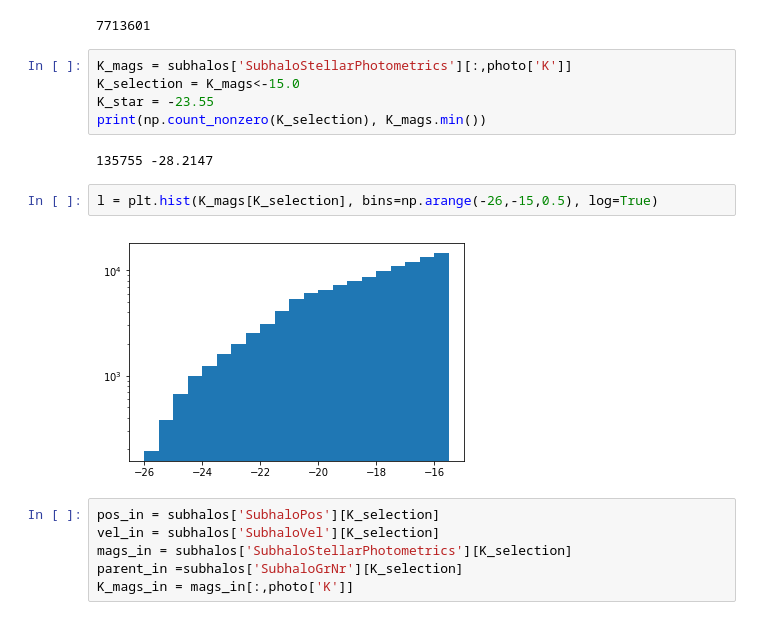
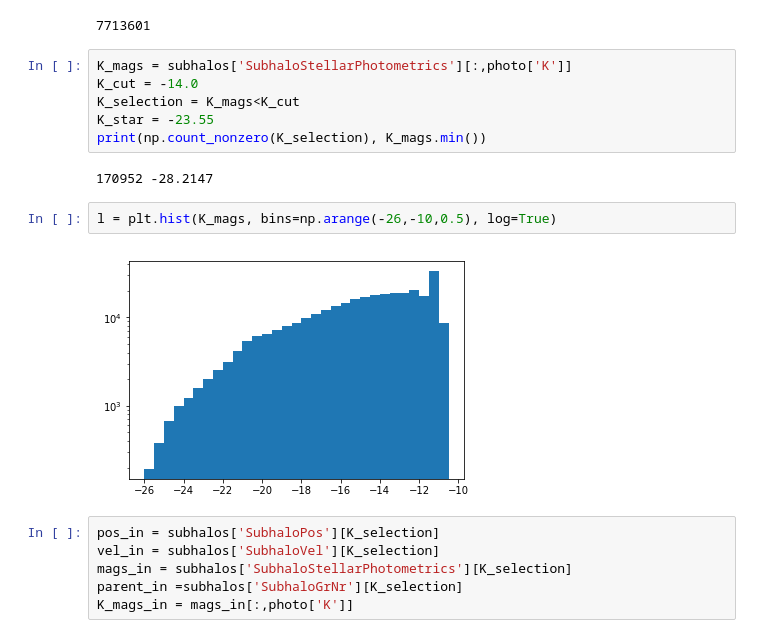
Before and after one commit to forero/IllustrisGroups, a Jupyter notebook: src/SimpleMock.ipynb, the cells around one changed output. Saved outputs shown, nothing was run; the diff lists cells and outputs as text.

```diff
--- a/src/SimpleMock.ipynb
+++ b/src/SimpleMock.ipynb
@@ -23,15 +23,16 @@ print(n_halos)
 7713601
 # %%
 K_mags = subhalos['SubhaloStellarPhotometrics'][:,photo['K']]
-K_selection = K_mags<-15.0
+K_cut = -14.0
+K_selection = K_mags<K_cut
 K_star = -23.55
 print(np.count_nonzero(K_selection), K_mags.min())
 # %% [output]
-135755 -28.2147
+170952 -28.2147
 # %%
-l = plt.hist(K_mags[K_selection], bins=np.arange(-26,-15,0.5), log=True)
+l = plt.hist(K_mags, bins=np.arange(-26,-10,0.5), log=True)
 # %% [output]
-[figure, old version]
+[figure, new version]
 # %%
 pos_in = subhalos['SubhaloPos'][K_selection]
 vel_in = subhalos['SubhaloVel'][K_selection]
```
Also changed, not shown: parts of 26 cells of this notebook.
